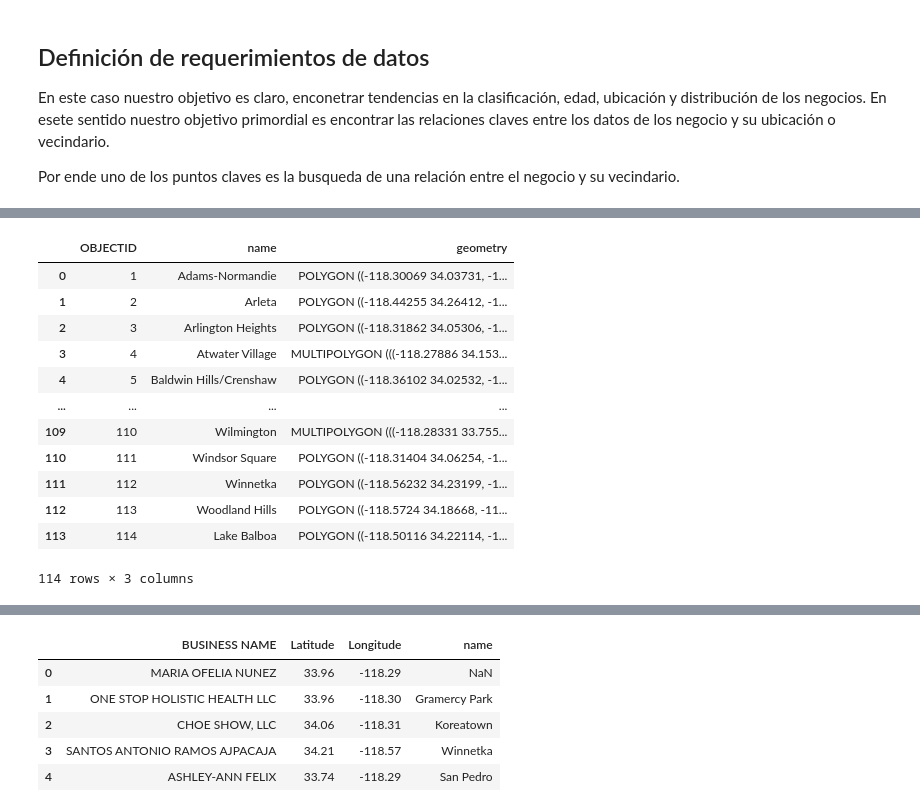
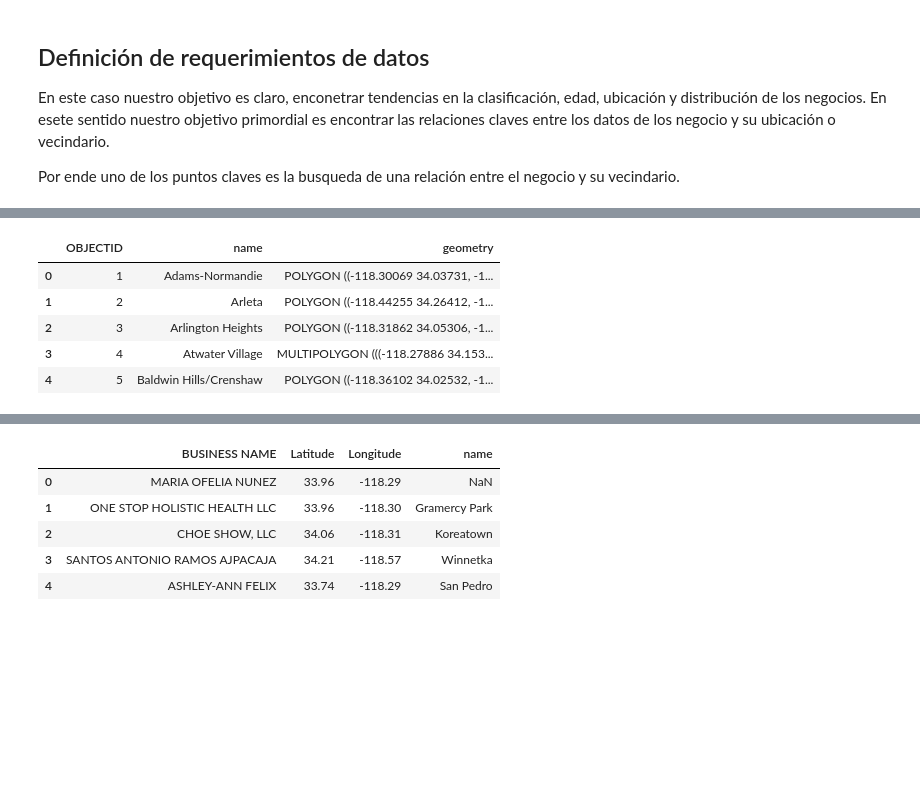
Before and after one commit to JavierFigueroa21/DataScience_KPI_Project, a Jupyter notebook: negocios_fase1.ipynb, the cells around one changed output, grey strips where cells are left out. Drawn from its saved outputs; the diff is of its cells as text; code cells hidden in the pictures; blank space fills up the shorter version.

```diff
--- a/negocios_fase1.ipynb
+++ b/negocios_fase1.ipynb
@@ -132,20 +119,11 @@ gdf_business
 # %%
-from shapely.geometry import Point
-
 neighborhoods = gpd.read_file("https://services5.arcgis.com/7nsPwEMP38bSkCjy/arcgis/rest/services/LA_Times_Neighborhoods/FeatureServer/0/query?outFields=*&where=1%3D1&f=geojson")
 
-neighborhoods
+neighborhoods.head(5)
 # %% [output]
 |  | OBJECTID | name | geometry |
 | 0 | 1 | Adams-Normandie | POLYGON ((-118.30069 34.03731, -1... |
 | 1 | 2 | Arleta | POLYGON ((-118.44255 34.26412, -1... |
 | 2 | 3 | Arlington Heights | POLYGON ((-118.31862 34.05306, -1... |
 | 3 | 4 | Atwater Village | MULTIPOLYGON (((-118.27886 34.153... |
 | 4 | 5 | Baldwin Hills/Crenshaw | POLYGON ((-118.36102 34.02532, -1... |
-| ... | ... | ... | ... |
-| 109 | 110 | Wilmington | MULTIPOLYGON (((-118.28331 33.755... |
-| 110 | 111 | Windsor Square | POLYGON ((-118.31404 34.06254, -1... |
-| 111 | 112 | Winnetka | POLYGON ((-118.56232 34.23199, -1... |
-| 112 | 113 | Woodland Hills | POLYGON ((-118.5724 34.18668, -11... |
-| 113 | 114 | Lake Balboa | POLYGON ((-118.50116 34.22114, -1... |
-114 rows × 3 columns
```
Also changed, not shown: parts of 30 cells of this notebook.
